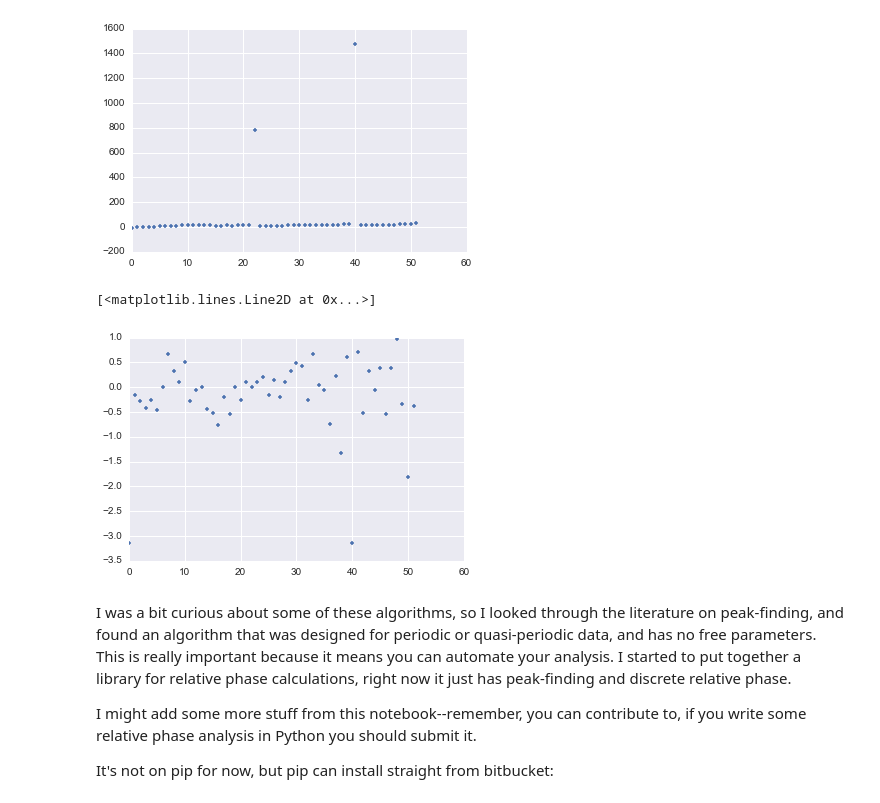
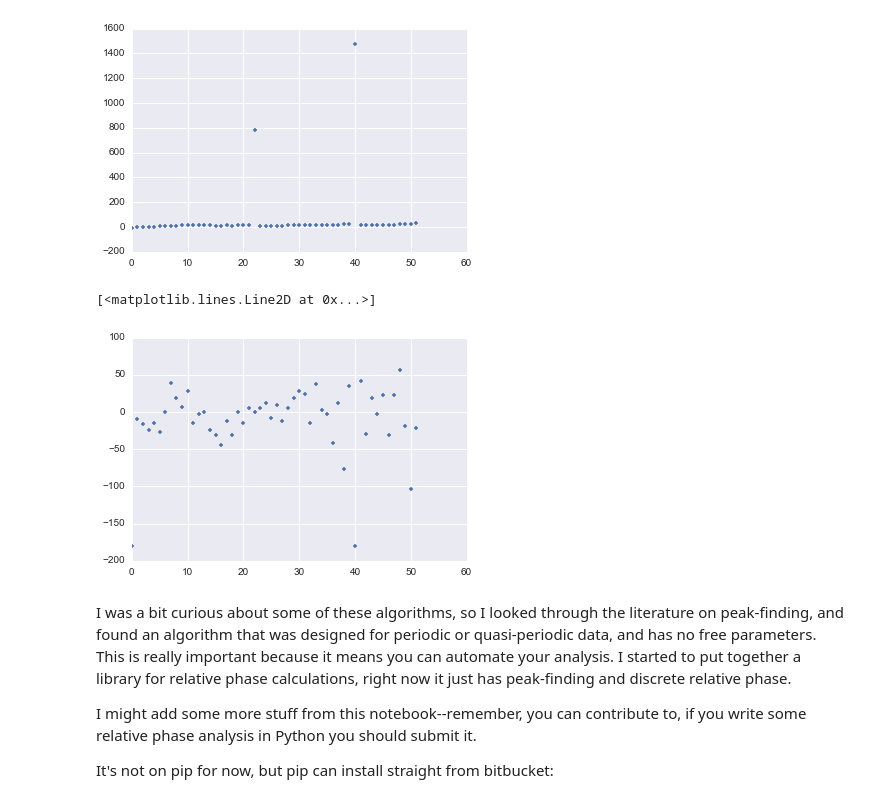
Before and after one commit to hsharrison/open-source-science-workshop, a Jupyter notebook: sessions/2014-07-16/2-pendulums.ipynb, the cells around one changed output. Cells and saved outputs as stored; diff of their text form; code cells hidden in the pictures.

```diff
--- a/sessions/2014-07-16/2-pendulums.ipynb
+++ b/sessions/2014-07-16/2-pendulums.ipynb
@@ -278,10 +296,10 @@ plt.plot(rel_phase, '.')
 # %%
 rel_phase = ((rel_phase + np.pi) % (2 * np.pi)) - np.pi
 # %%
-plt.plot(rel_phase, '.')
+plt.plot(np.rad2deg(rel_phase), '.')
 # %% [output]
 [<matplotlib.lines.Line2D at 0x...>]
-[figure, old version]
+[figure, new version]
 # %%
 def wrap(vector):
     return ((vector + np.pi) % (2*np.pi)) - np.pi
```
Also changed, not shown: parts of 25 cells of this notebook, 1 other file.
